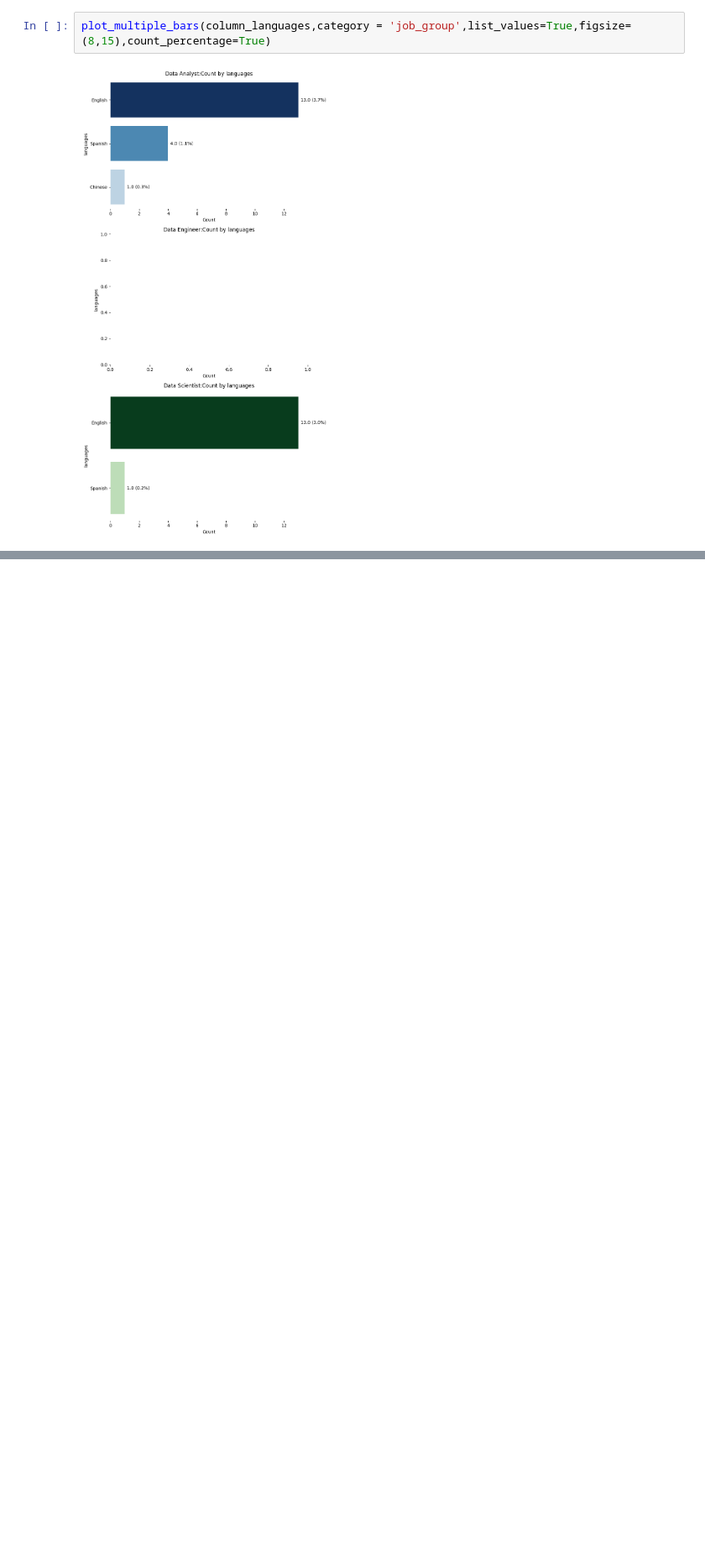
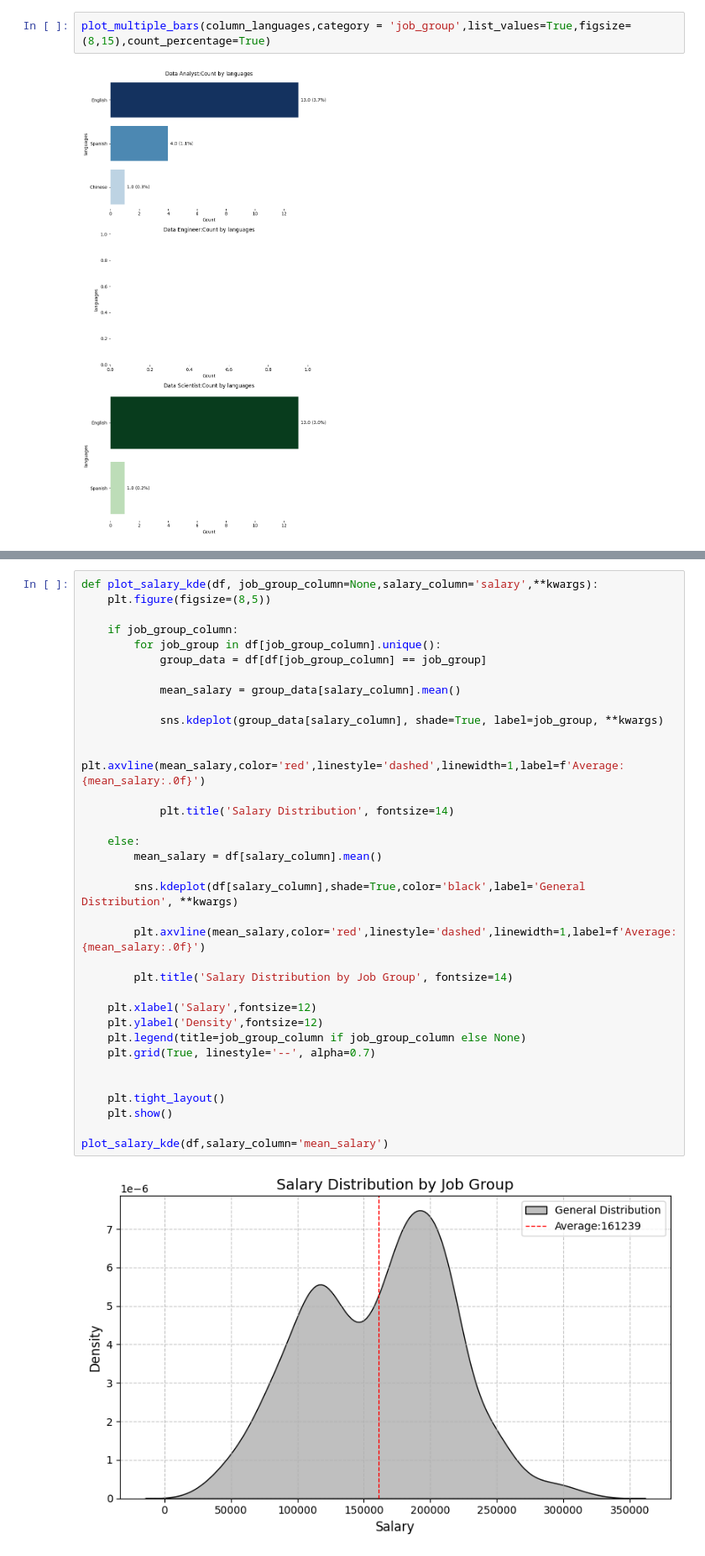
Before and after one commit to EricJoel-code/jobs-data-analysis, a Jupyter notebook: Data job market analysis.ipynb, the cells around one changed output, grey strips where cells are left out. Shown at 84% size. Drawn from its saved outputs; the diff is of its cells as text; blank space fills up the shorter version.

Commit message:
The second analysis was carried out in a way that was understandable for the work salarys

```diff
--- a/Data job market analysis.ipynb
+++ b/Data job market analysis.ipynb
@@ -273,0 +276,37 @@ plot_multiple_bars(column_languages,category = 'job_group',list_values=True,figs
+# %%
+def plot_salary_kde(df, job_group_column=None,salary_column='salary',**kwargs):
+    plt.figure(figsize=(8,5))
+
+    if job_group_column:
+        for job_group in df[job_group_column].unique():
+            group_data = df[df[job_group_column] == job_group]
+
+            mean_salary = group_data[salary_column].mean()
+
+            sns.kdeplot(group_data[salary_column], shade=True, label=job_group, **kwargs)
+
+            plt.axvline(mean_salary,color='red',linestyle='dashed',linewidth=1,label=f'Average:{mean_salary:.0f}')
+
+            plt.title('Salary Distribution', fontsize=14)
+
+    else:
+        mean_salary = df[salary_column].mean()
+
+        sns.kdeplot(df[salary_column],shade=True,color='black',label='General Distribution', **kwargs)
+
+        plt.axvline(mean_salary,color='red',linestyle='dashed',linewidth=1,label=f'Average:{mean_salary:.0f}')
+
+        plt.title('Salary Distribution by Job Group', fontsize=14)
+
+    plt.xlabel('Salary',fontsize=12)
+    plt.ylabel('Density',fontsize=12)
+    plt.legend(title=job_group_column if job_group_column else None)
+    plt.grid(True, linestyle='--', alpha=0.7)
+
+
+    plt.tight_layout()
+    plt.show()
+
+plot_salary_kde(df,salary_column='mean_salary')
+# %% [output]
+[figure, added]
```
Also changed, not shown: parts of 24 cells of this notebook.
